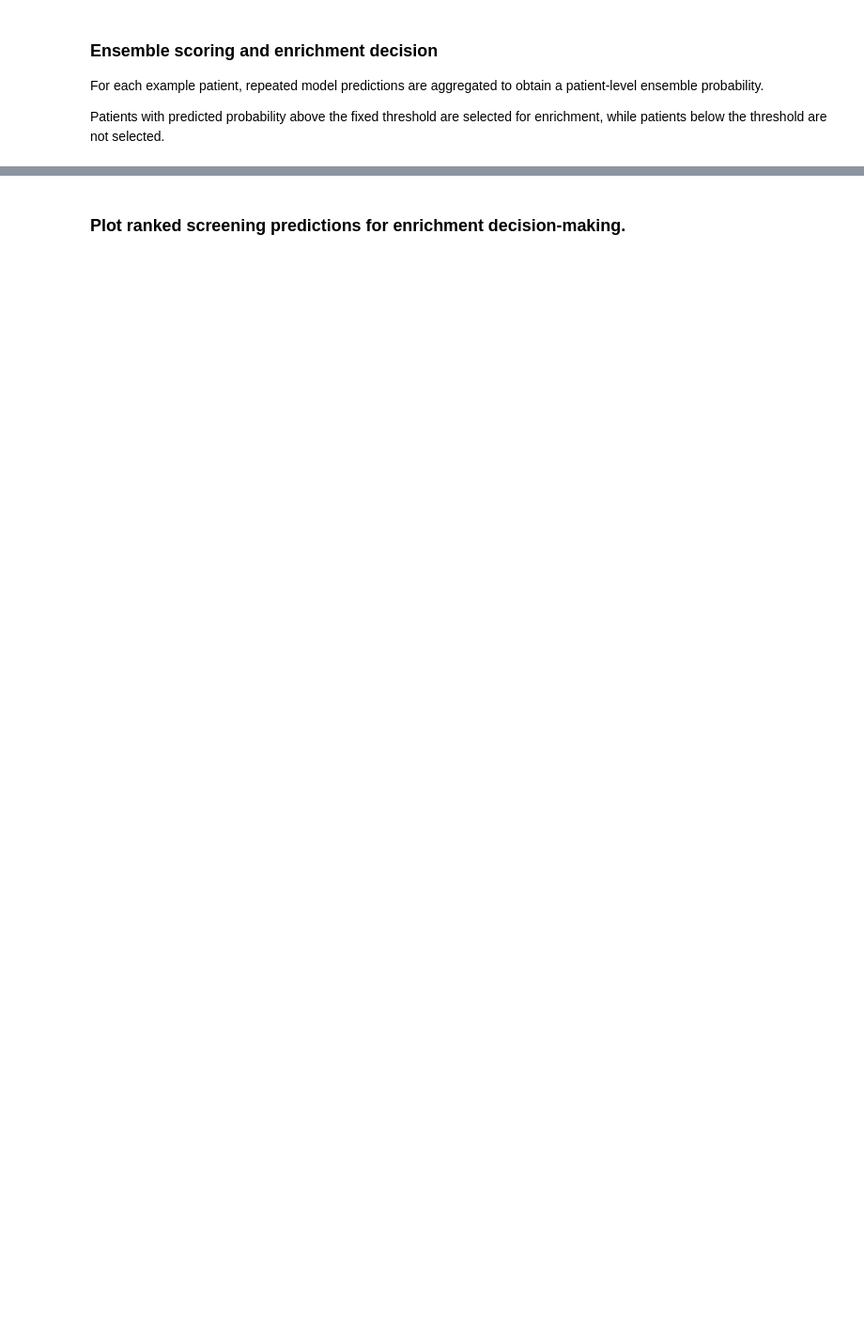
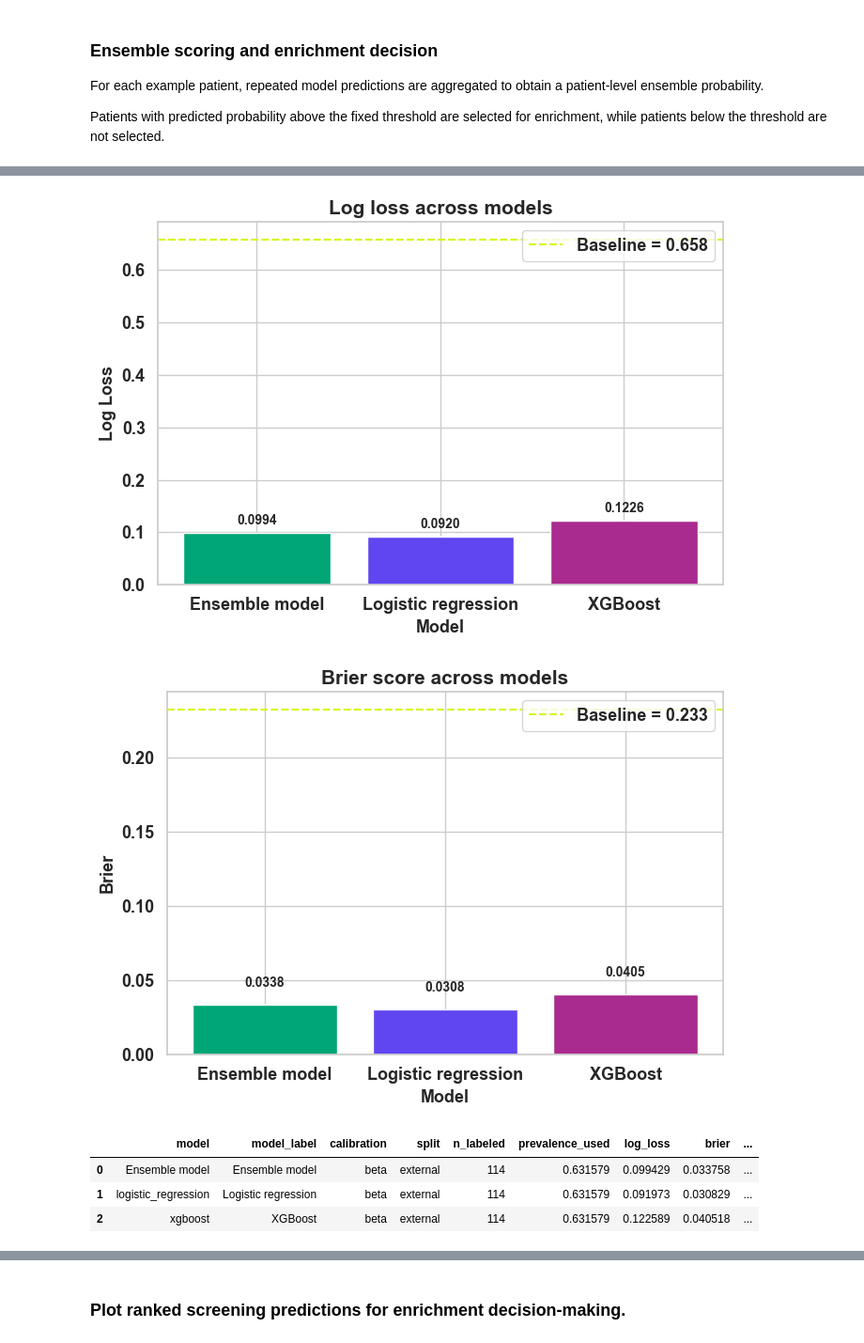
Before and after one commit to NehemiahZewde/AI_framework, a Jupyter notebook: tutorial/diagnostic_enrichment.ipynb, the cells around one changed output, grey strips where cells are left out. Shown at 94% size. Drawn from its saved outputs; the diff is of its cells as text; code cells hidden in the pictures; blank space fills up the shorter version.

```diff
--- a/tutorial/diagnostic_enrichment.ipynb
+++ b/tutorial/diagnostic_enrichment.ipynb
@@ -501,0 +559,34 @@ df_agg.head()
+# %%
+
+df_ll_bs_external = vld.plot_logloss_brier_from_df_agg(
+    df_agg,
+    split="external",
+    pred_col="p_mean",
+    prevalence_col="prevalence_used",
+    calibration=["beta"],
+    method_alias={
+        "logistic_regression": "Logistic regression",
+        "xgboost": "XGBoost",
+        "LR+XGB (pooled)": "Ensemble model",
+    },
+    model_palette={
+        "Ensemble model": "#00A676",
+        "Logistic regression": "#5F46F0",
+        "XGBoost": "#AA2B8F",
+    },
+    figsize=(7, 5),
+    font_size = 13,
+    annotate_decimals = 4,
+    legend_loc="upper right",
+    # optionally:
+    # logloss_ylim=(0, 1.2),
+    # brier_ylim=(0, 0.4),
+)
+df_ll_bs_external
+# %% [output]
+[figure, added]
+[figure, added]
+|  | model | model_label | calibration | split | n_labeled | prevalence_used | log_loss | brier | ... |
+| 0 | Ensemble model | Ensemble model | beta | external | 114 | 0.631579 | 0.099429 | 0.033758 | ... |
+| 1 | logistic_regression | Logistic regression | beta | external | 114 | 0.631579 | 0.091973 | 0.030829 | ... |
+| 2 | xgboost | XGBoost | beta | external | 114 | 0.631579 | 0.122589 | 0.040518 | ... |
```
Also changed, not shown: parts of 15 cells of this notebook, 22 other files.
